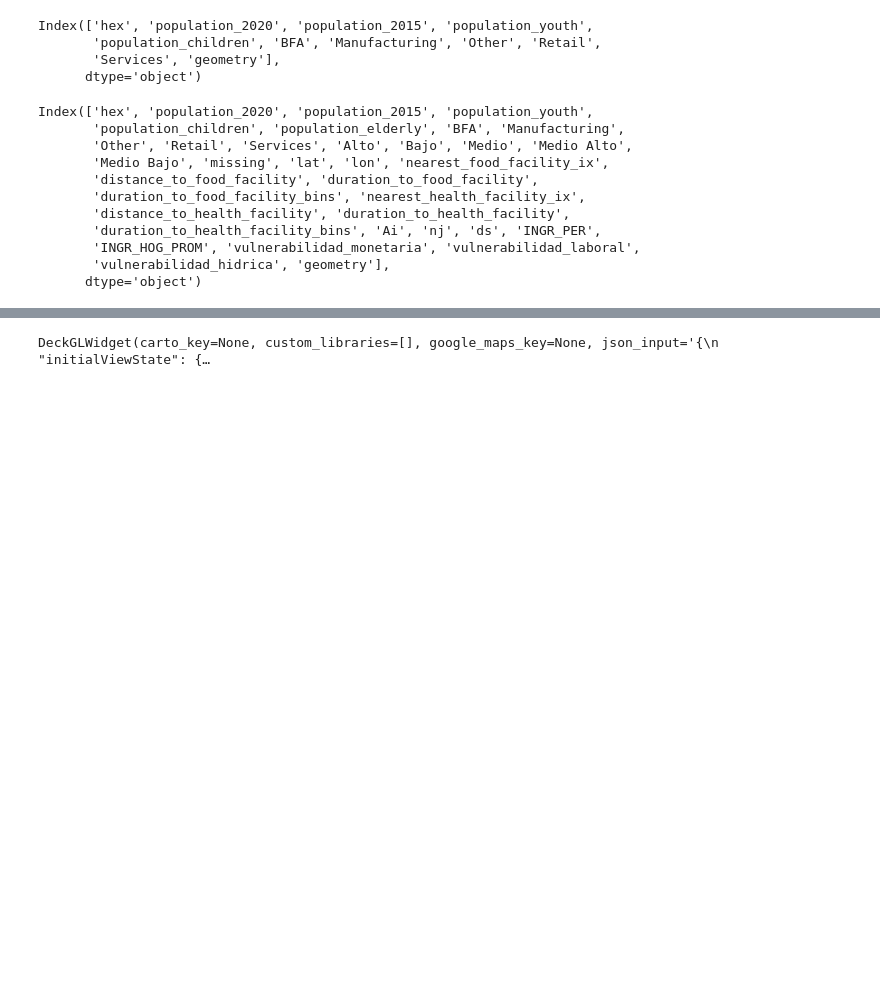
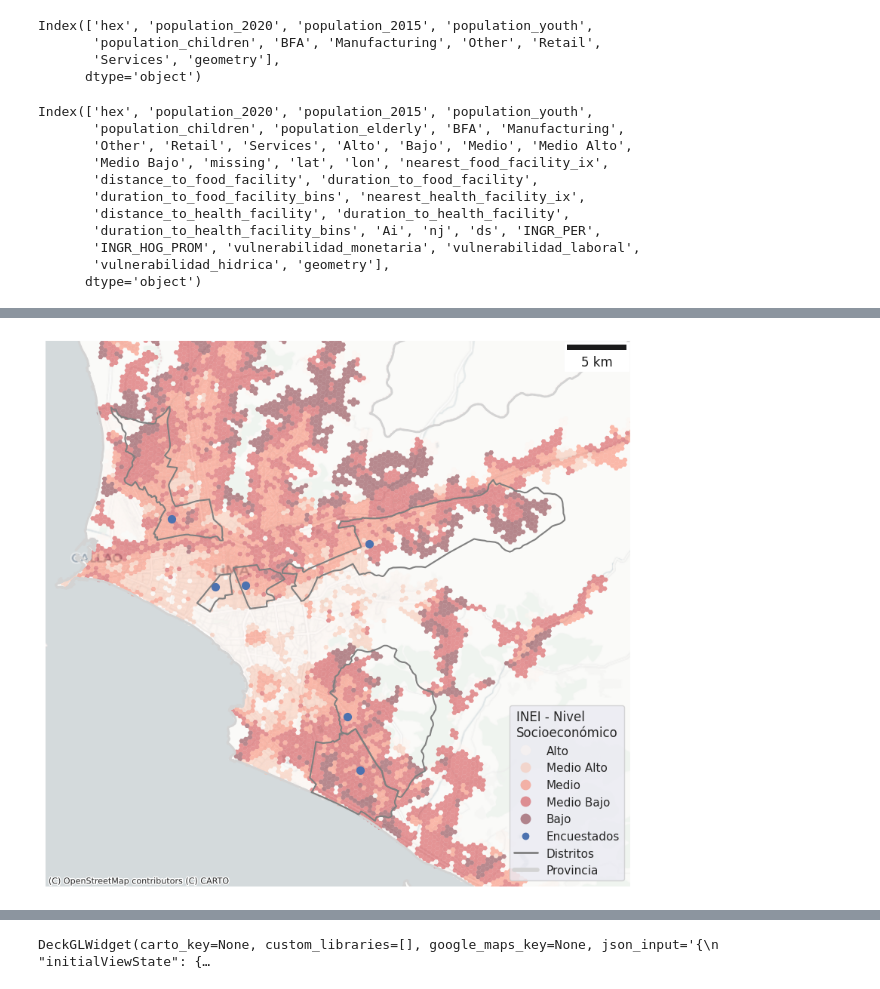
Before and after one commit to Claudio9701/mercadosCIP, a Jupyter notebook: EDA.ipynb, the cells around one changed output, grey strips where cells are left out. Drawn from its saved outputs; the diff is of its cells as text; code cells hidden in the pictures; blank space fills up the shorter version.

```diff
--- a/EDA.ipynb
+++ b/EDA.ipynb
@@ -582,0 +622,38 @@ Index(['hex', 'population_2020', 'population_2015', 'population_youth',
+# %%
+lima_hexs_complete['NSE'] = lima_hexs_complete[['Alto', 'Bajo', 'Medio', 'Medio Alto', 'Medio Bajo']].idxmax(axis=1)
+# %%
+cat_order = ['Alto', 'Medio Alto', 'Medio', 'Medio Bajo', 'Bajo']
+ax = lima_hexs_complete.plot('NSE', cmap="Reds", edgecolor='none', legend=True, categories=cat_order, alpha=0.45, figsize=(10,10))
+
+lima_met_smooth.plot(facecolor='none', edgecolor='lightgrey', linewidth=2, ax=ax)
+districts_with_points.plot(facecolor='none', edgecolor='grey', linewidth=1.5, ax=ax)
+
+mcdo_locations.plot(color='b', markersize=50, label='Encuestados', ax=ax)
+
+minx, miny, maxx, maxy = districts_with_points.total_bounds
+margins = 0.05
+ax.set_xlim(minx-margins, maxx+margins)
+ax.set_ylim(miny-margins, maxy+margins)
+
+ax.add_artist(ScaleBar(distance_meters, location='upper right'))
+b_patch = Line2D([0],[0], marker='o', color='b', linewidth=0, label='Encuestados')
+g_line = Line2D([0],[0], color='grey', linewidth=2, label='Distritos')
+lg_line = Line2D([0],[0], color='lightgrey', linewidth=4, label='Provincia')
+
+new_handlers = [b_patch, g_line, lg_line]
+new_labels = [p.get_label() for p in new_handlers]
+
+leg = ax.get_legend()
+handlers = leg.legendHandles
+labels = [text.get_text() for text in leg.texts]
+
+ax.legend(handlers+new_handlers, labels+new_labels,
+          title='INEI - Nivel\nSocioeconómico',
+          loc='lower right')
+
+ax.set_axis_off()
+cx.add_basemap(ax=ax, source=cx.providers.CartoDB.Positron, crs=4326)
+
+plt.savefig('outputs/maps/mcdos_nse.png', dpi=300, bbox_inches='tight')
+# %% [output]
+[figure, added]
```
Also changed, not shown: parts of 9 cells of this notebook.
